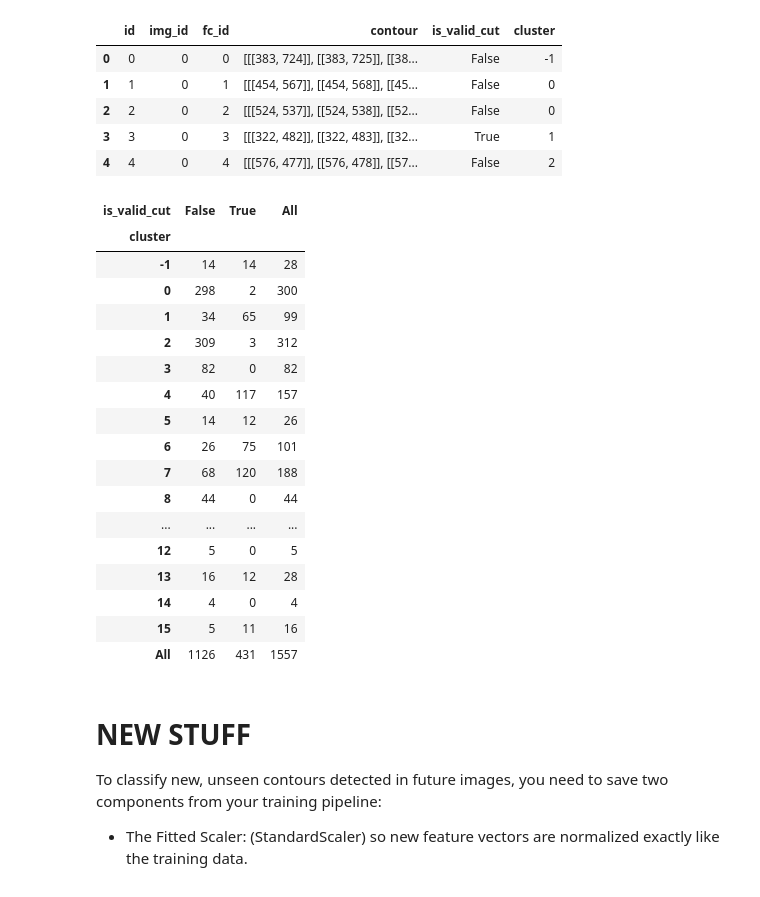
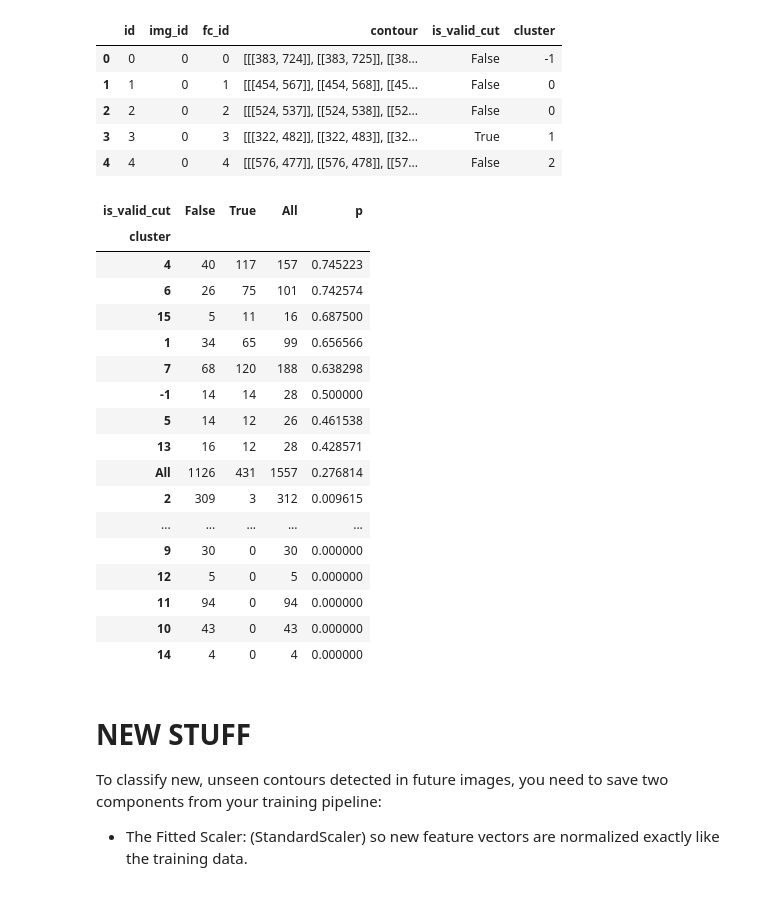
Before and after one commit to aubreymoore/CRB-2026-05-13, a Jupyter notebook: match_shapes.ipynb, the cells around one changed output. Drawn from its saved outputs; the diff is of its cells as text; code cells hidden in the pictures.

```diff
--- a/match_shapes.ipynb
+++ b/match_shapes.ipynb
@@ -598,26 +598,30 @@ df.head()
 | 3 | 3 | 0 | 3 | [[[322, 482]], [[322, 483]], [[32... | True | 1 |
 | 4 | 4 | 0 | 4 | [[[576, 477]], [[576, 478]], [[57... | False | 2 |
 # %%
-pd.crosstab(df['cluster'], df['is_valid_cut'], margins=True)
+df_ct = pd.crosstab(df['cluster'], df['is_valid_cut'], margins=True)
+df_ct.reset_index()
+df_ct['p'] = df_ct[True] / df_ct['All']
+df_ct.sort_values('p', ascending=False, inplace=True)
+df_ct
 # %% [output]
-| is_valid_cut | False | True | All |
-| cluster |  |  |  |
-| -1 | 14 | 14 | 28 |
-| 0 | 298 | 2 | 300 |
-| 1 | 34 | 65 | 99 |
-| 2 | 309 | 3 | 312 |
-| 3 | 82 | 0 | 82 |
-| 4 | 40 | 117 | 157 |
-| 5 | 14 | 12 | 26 |
-| 6 | 26 | 75 | 101 |
-| 7 | 68 | 120 | 188 |
-| 8 | 44 | 0 | 44 |
-| ... | ... | ... | ... |
-| 12 | 5 | 0 | 5 |
-| 13 | 16 | 12 | 28 |
-| 14 | 4 | 0 | 4 |
-| 15 | 5 | 11 | 16 |
-| All | 1126 | 431 | 1557 |
+| is_valid_cut | False | True | All | p |
+| cluster |  |  |  |  |
+| 4 | 40 | 117 | 157 | 0.745223 |
+| 6 | 26 | 75 | 101 | 0.742574 |
+| 15 | 5 | 11 | 16 | 0.687500 |
+| 1 | 34 | 65 | 99 | 0.656566 |
+| 7 | 68 | 120 | 188 | 0.638298 |
+| -1 | 14 | 14 | 28 | 0.500000 |
+| 5 | 14 | 12 | 26 | 0.461538 |
+| 13 | 16 | 12 | 28 | 0.428571 |
+| All | 1126 | 431 | 1557 | 0.276814 |
+| 2 | 309 | 3 | 312 | 0.009615 |
+| ... | ... | ... | ... | ... |
+| 9 | 30 | 0 | 30 | 0.000000 |
+| 12 | 5 | 0 | 5 | 0.000000 |
+| 11 | 94 | 0 | 94 | 0.000000 |
+| 10 | 43 | 0 | 43 | 0.000000 |
+| 14 | 4 | 0 | 4 | 0.000000 |
 # %% [markdown]
 # NEW STUFF
 
```
